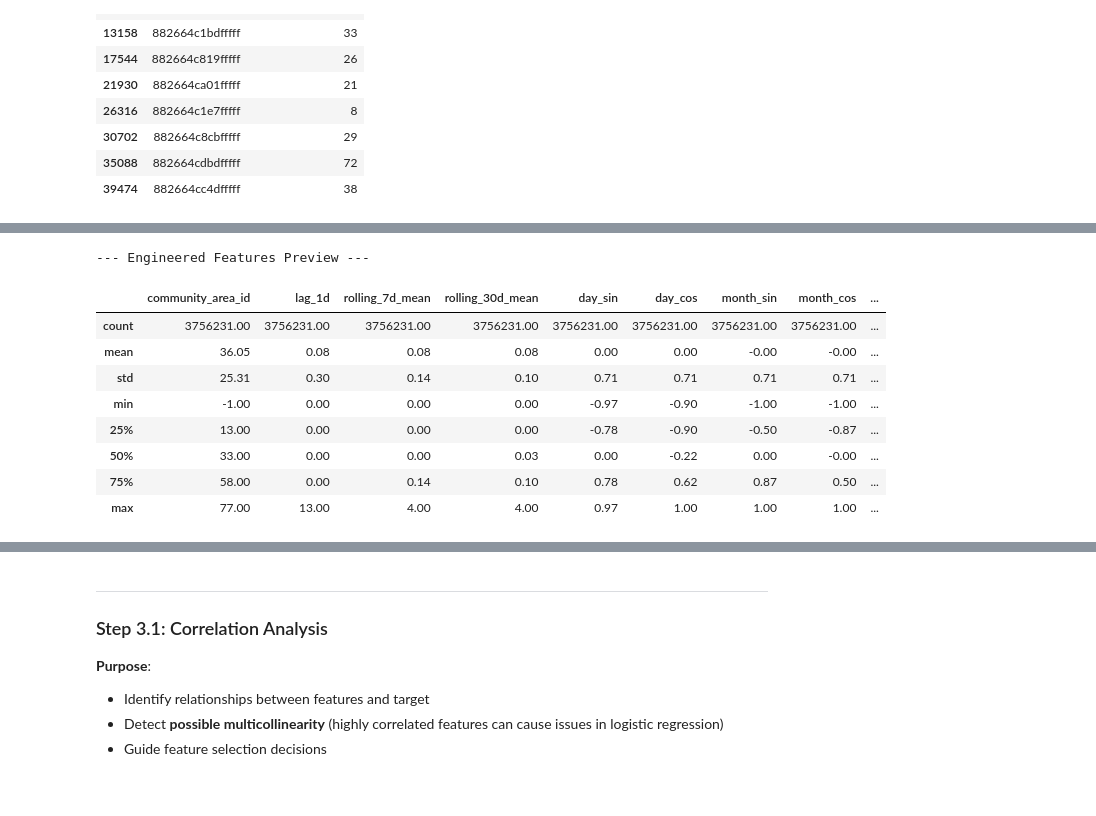
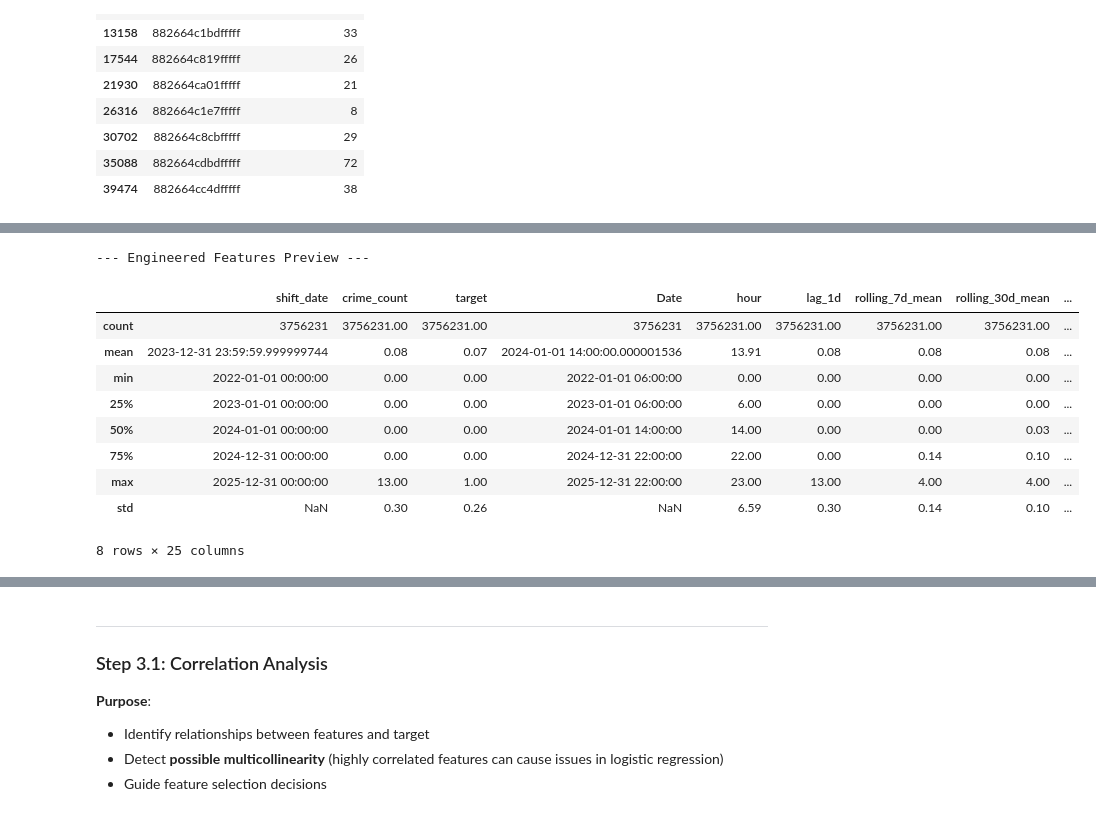
Before and after one commit to e1548423/Team23_IT5006_Predictive_Policing_AY2526Sem2, a Jupyter notebook: ML/Model/Crime_Prediction_Training (Violent Crime).ipynb, the cells around one changed output, grey strips where cells are left out. Cells and saved outputs as stored; diff of their text form; code cells hidden in the pictures.

```diff
--- a/ML/Model/Crime_Prediction_Training (Violent Crime).ipynb
+++ b/ML/Model/Crime_Prediction_Training (Violent Crime).ipynb
@@ -513,12 +684,14 @@ final_df['day_cos'] = np.cos(2 * np.pi * final_df['day_of_week'] / 7)
 # Subtract 1 from month to make it 0-11 for the transformation, so December (12) is adjacent to January (1)
 final_df['month_sin'] = np.sin(2 * np.pi * (final_df['month']-1) / 12)
 final_df['month_cos'] = np.cos(2 * np.pi * (final_df['month']-1) / 12)
+
+# Shift identity — which 8-hour block is this?
+# Two shift dummies — morning_noon is the baseline
+final_df['is_afternoon_night'] = (final_df['shift'] == 'afternoon_night').astype(int)
+final_df['is_overnight']       = (final_df['shift'] == 'overnight').astype(int)
 # %%
 # Weekend flag
 final_df['is_weekend'] = final_df['day_of_week'].isin([5, 6]).astype(int)
-# %%
-# Binary flag for late-night hours (22:00 to 01:59)
-final_df['is_late_night'] = ((final_df['hour'] >= 22) | (final_df['hour'] < 2)).astype(int)
 # %%
 # Simple Seasonal Darkness Proxy
 # Chicago: Winter months (Nov, Dec, Jan, Feb) have more dark hours in Shift 1 (Afternoon)
@@ -526,13 +699,6 @@ final_df['is_winter_evening'] = (
     (final_df['month'].isin([11, 12, 1, 2])) &
     (final_df['shift'] == 'afternoon_night')
 ).astype(int)
-# %%
-# Cyclical Shift encoding based on current shift labels
-shift_to_idx = {'morning_noon': 0, 'afternoon_night': 1, 'overnight': 2}
-shift_idx = final_df['shift'].map(shift_to_idx).fillna(0)
-
-final_df['shift_sin'] = np.sin(2 * np.pi * shift_idx / 3)
-final_df['shift_cos'] = np.cos(2 * np.pi * shift_idx / 3)
 # %%
 # Spatial lag feature from neighboring H3 tiles
 import h3
@@ -579,24 +881,22 @@ final_df = get_neighbor_stats(final_df)
 # Drop any NaNs created by the shift (usually the first few rows of each tile)
 final_df = final_df.dropna()
 # %%
-# Preview engineered features except Weekend flag (categorical flag is less interesting in a describe() summary)
-feature_cols = ['community_area_id', 'lag_1d', 'rolling_7d_mean', 'rolling_30d_mean',
-                'day_sin', 'day_cos', 'month_sin', 'month_cos',
-                'is_late_night', 'is_winter_evening', 'shift_sin', 'shift_cos',
-                'neighbor_lag_1d']
+# Preview engineered features except Community Area ID, Weekend flag (categorical flag is less interesting in a describe() summary)
+feature_cols = [col for col in final_df.columns if col != 'community_area_id' and col != 'is_weekend']
 print("\n--- Engineered Features Preview ---")
 final_df[feature_cols].describe().round(2)
 # %% [output]
 --- Engineered Features Preview ---
-|  | community_area_id | lag_1d | rolling_7d_mean | rolling_30d_mean | day_sin | day_cos | month_sin | month_cos | ... |
-| count | 3756231.00 | 3756231.00 | 3756231.00 | 3756231.00 | 3756231.00 | 3756231.00 | 3756231.00 | 3756231.00 | ... |
-| mean | 36.05 | 0.08 | 0.08 | 0.08 | 0.00 | 0.00 | -0.00 | -0.00 | ... |
-| std | 25.31 | 0.30 | 0.14 | 0.10 | 0.71 | 0.71 | 0.71 | 0.71 | ... |
-| min | -1.00 | 0.00 | 0.00 | 0.00 | -0.97 | -0.90 | -1.00 | -1.00 | ... |
-| 25% | 13.00 | 0.00 | 0.00 | 0.00 | -0.78 | -0.90 | -0.50 | -0.87 | ... |
-| 50% | 33.00 | 0.00 | 0.00 | 0.03 | 0.00 | -0.22 | 0.00 | -0.00 | ... |
-| 75% | 58.00 | 0.00 | 0.14 | 0.10 | 0.78 | 0.62 | 0.87 | 0.50 | ... |
-| max | 77.00 | 13.00 | 4.00 | 4.00 | 0.97 | 1.00 | 1.00 | 1.00 | ... |
+|  | shift_date | crime_count | target | Date | hour | lag_1d | rolling_7d_mean | rolling_30d_mean | ... |
+| count | 3756231 | 3756231.00 | 3756231.00 | 3756231 | 3756231.00 | 3756231.00 | 3756231.00 | 3756231.00 | ... |
+| mean | 2023-12-31 23:59:59.999999744 | 0.08 | 0.07 | 2024-01-01 14:00:00.000001536 | 13.91 | 0.08 | 0.08 | 0.08 | ... |
+| min | 2022-01-01 00:00:00 | 0.00 | 0.00 | 2022-01-01 06:00:00 | 0.00 | 0.00 | 0.00 | 0.00 | ... |
+| 25% | 2023-01-01 00:00:00 | 0.00 | 0.00 | 2023-01-01 06:00:00 | 6.00 | 0.00 | 0.00 | 0.00 | ... |
+| 50% | 2024-01-01 00:00:00 | 0.00 | 0.00 | 2024-01-01 14:00:00 | 14.00 | 0.00 | 0.00 | 0.03 | ... |
+| 75% | 2024-12-31 00:00:00 | 0.00 | 0.00 | 2024-12-31 22:00:00 | 22.00 | 0.00 | 0.14 | 0.10 | ... |
+| max | 2025-12-31 00:00:00 | 13.00 | 1.00 | 2025-12-31 22:00:00 | 23.00 | 13.00 | 4.00 | 4.00 | ... |
+| std | NaN | 0.30 | 0.26 | NaN | 6.59 | 0.30 | 0.14 | 0.10 | ... |
+8 rows × 25 columns
 # %%
 final_df[final_df['crime_count'] > 1.0].head(5)
 # %% [output]
```
Also changed, not shown: parts of 17 cells of this notebook.
